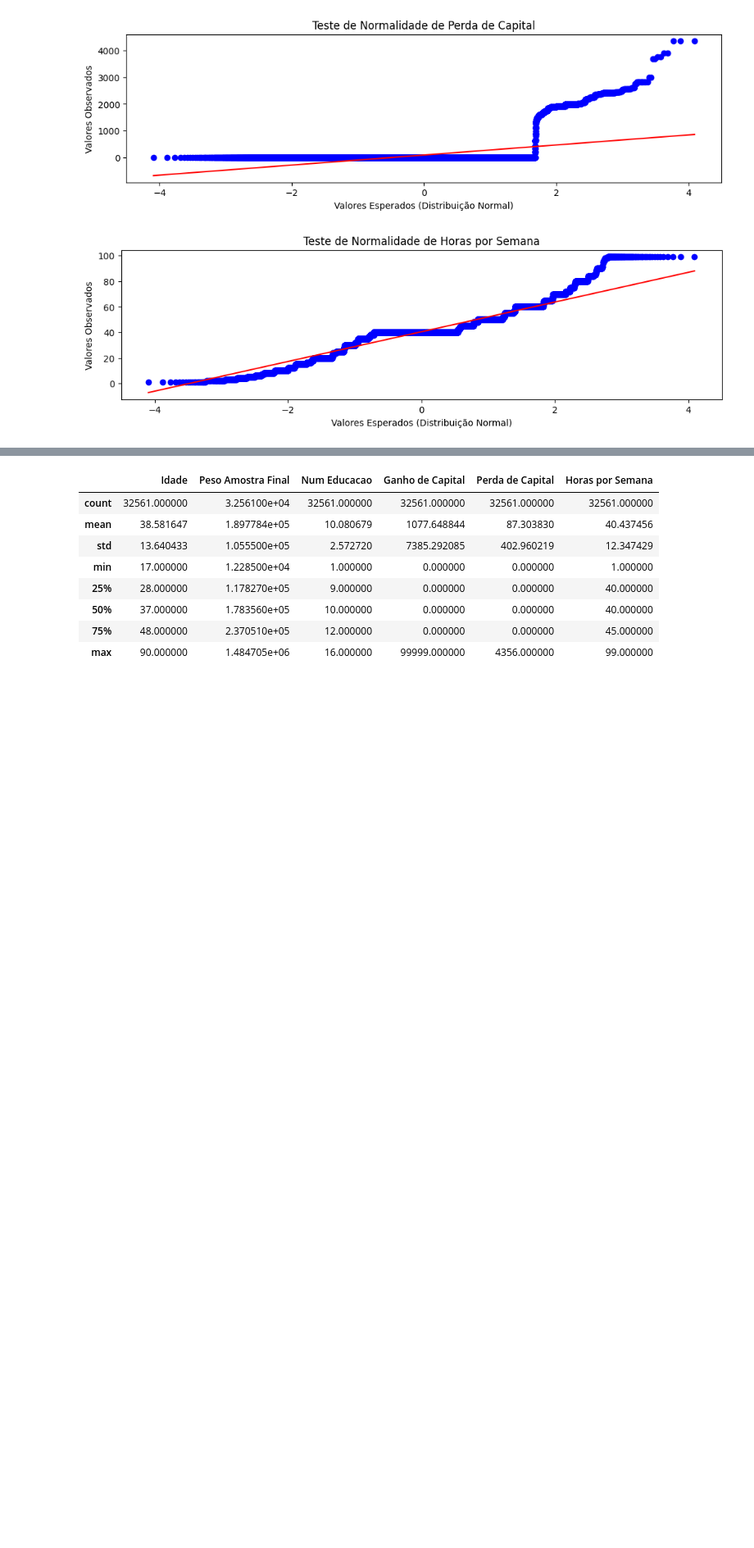
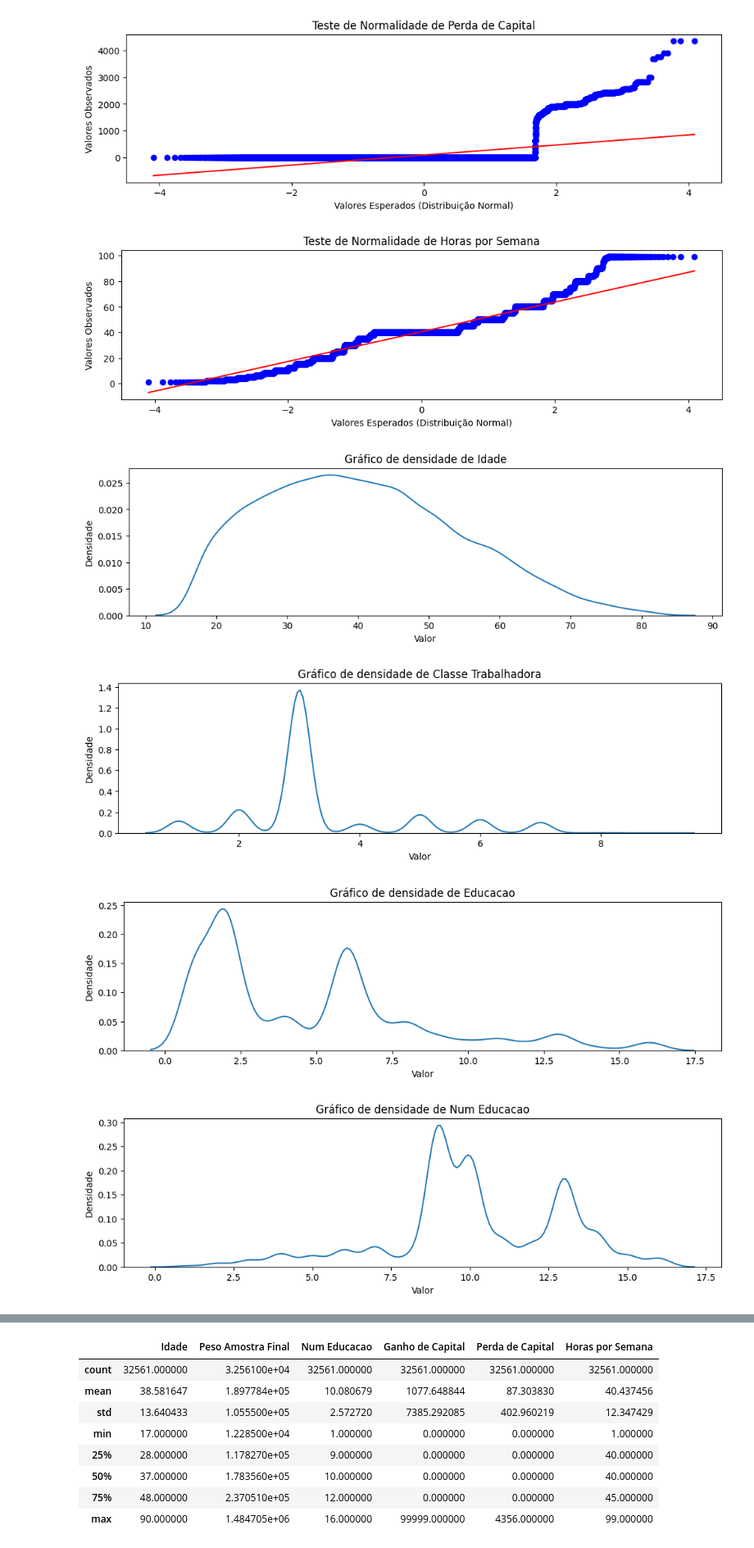
Before and after one commit to Henrique-Navarro/IA-PreProcessamento-Analise-de-Dados-Juptyter, a Jupyter notebook: jupyter_notebook.ipynb, the cells around one changed output, grey strips where cells are left out. Shown at 82% size. Drawn from its saved outputs; the diff is of its cells as text; code cells hidden in the pictures; blank space fills up the shorter version.

```diff
--- a/jupyter_notebook.ipynb
+++ b/jupyter_notebook.ipynb
@@ -529,3 +533,20 @@ for attribute in attributes:
 [figure]
 [figure]
 [figure]
+# %%
+#Definição da função para plotar gráficos de densidade
+def plot_density(data, title):
+    plt.figure(figsize=(12, 3))
+    sns.kdeplot(data)
+    plt.xlabel('Valor')
+    plt.ylabel('Densidade')
+    plt.title(title)
+    plt.show()
+
+for atributo in data_num_conv:
+    plot_density(data_num_conv[atributo], f'Gráfico de densidade de {atributo}')
+# %% [output]
+[figure, added]
+[figure, added]
+[figure, added]
+[figure, added]
```
Also changed, not shown: parts of 208 cells of this notebook.
